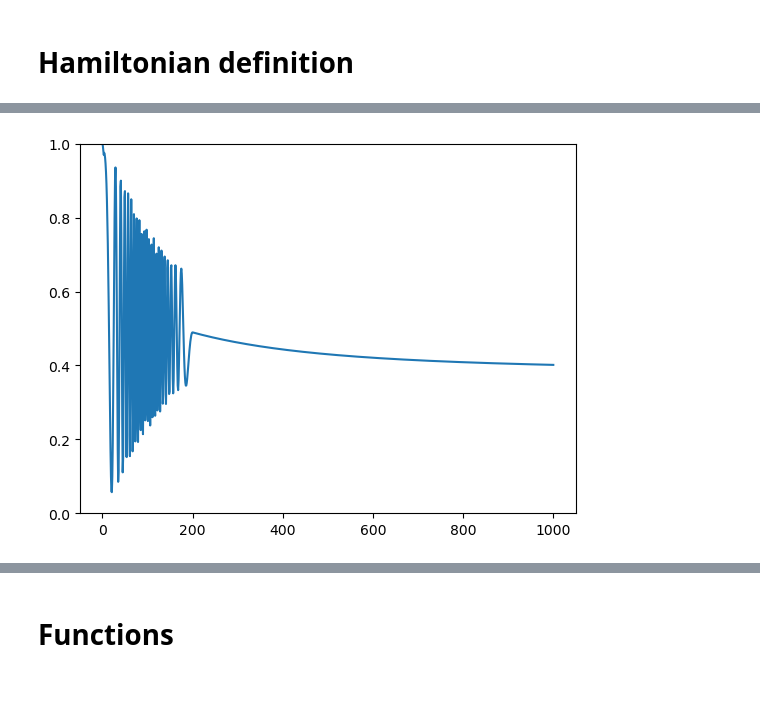
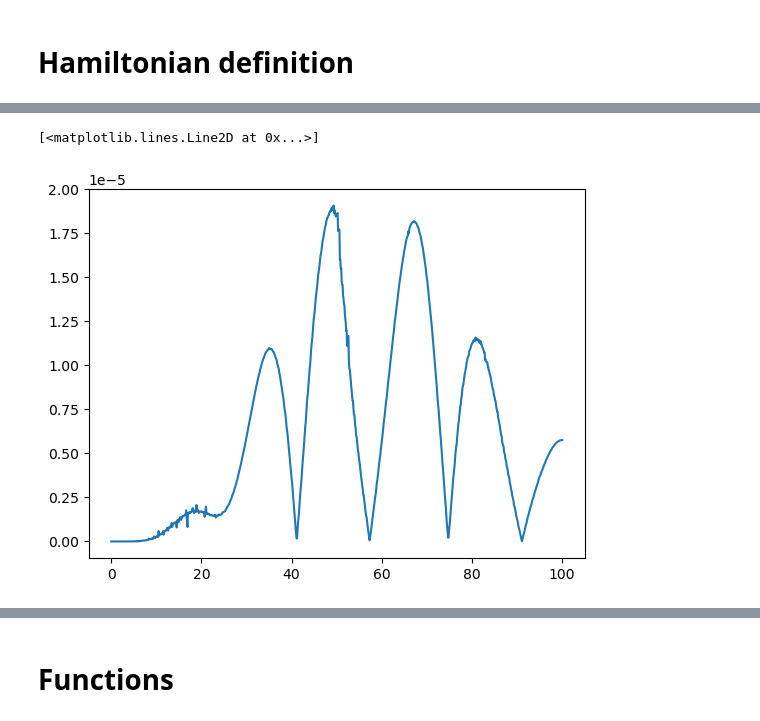
Before and after one commit to hzw770/kdshmap, a Jupyter notebook: KeldyshMap_Transmon.ipynb, the cells around one changed output, grey strips where cells are left out. Saved outputs shown, nothing was run; the diff lists cells and outputs as text; code cells hidden in the pictures; blank space fills up the shorter version.

```diff
--- a/KeldyshMap_Transmon.ipynb
+++ b/KeldyshMap_Transmon.ipynb
@@ -30,15 +71,24 @@ drive_list = 2*np.pi*0.3*np.cos((wq+0.00)*t_list_full) * env
 H = [H, [n, q.interpolate.Cubic_Spline(0, t_list_full[-1], drive_list)]]
 # %%
 # kdshsolver
-t_list = np.linspace(0, 1000, 1001)
+t_list = np.linspace(0, 100, 1001)
 minimal_step = 1/100
 
-solver = kd.KeldyshSolver(H, t_list, minimal_step, [n],
+solver = kd.KeldyshSolver(H, t_list, minimal_step, [num],
                           [f_list], [Sf_list], trunc_freq=[(-5, 5)], density0=q.basis(tmon_dim, 1)*q.basis(tmon_dim, 1).dag(),
-                          e_ops=[q.basis(tmon_dim, 1)*q.basis(tmon_dim, 1).dag()], method='trapz', goal='expect')
+                          e_ops=[q.basis(tmon_dim, 1)*q.basis(tmon_dim, 1).dag()], spd_renorm_method='trapz', goal='expect')
+
+# kdshsolver
+t_list = np.linspace(0, 100, 1001)
+minimal_step = 1/100
+
+solver1 = kd.KeldyshSolver(H, t_list, minimal_step, [num],
+                          [f_list], [Sf_list], trunc_freq=[(-5, 5)], density0=q.basis(tmon_dim, 1)*q.basis(tmon_dim, 1).dag(),
+                          e_ops=[q.basis(tmon_dim, 1)*q.basis(tmon_dim, 1).dag()], spd_renorm_method='sinc2', goal='expect')
+
+diff = np.abs(solver.expect[0] - solver1.expect[0])
+
+plt.plot(t_list, diff)
+# %% [output]
+[<matplotlib.lines.Line2D at 0x...>]
+[figure, added]
-# %%
-plt.plot(t_list, solver.expect[0].real)
-plt.ylim(0.0, 1)
-plt.show()
-# %% [output]
-[figure, removed]
```
Also changed, not shown: parts of 8 cells of this notebook, 25 other files.
